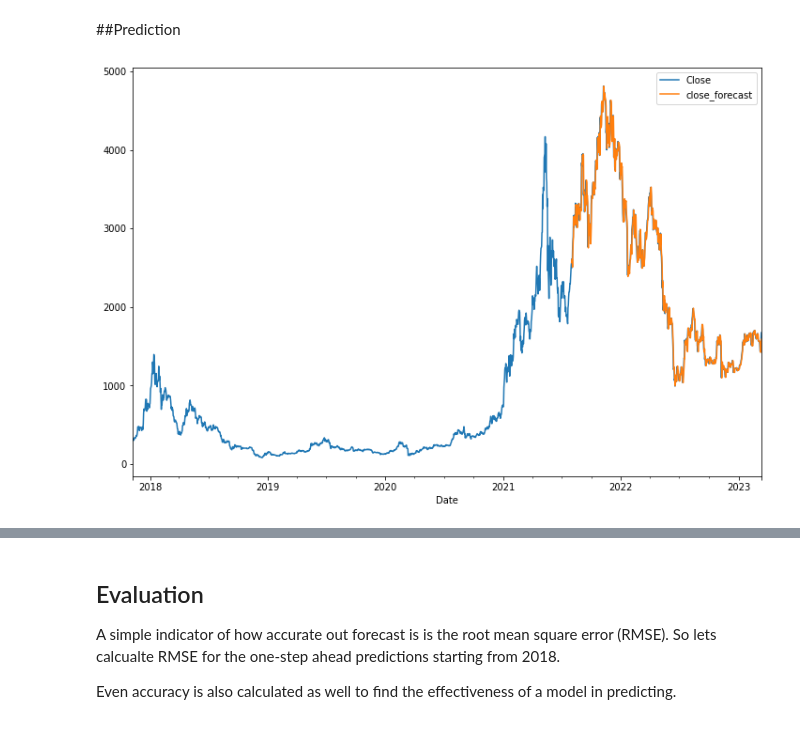
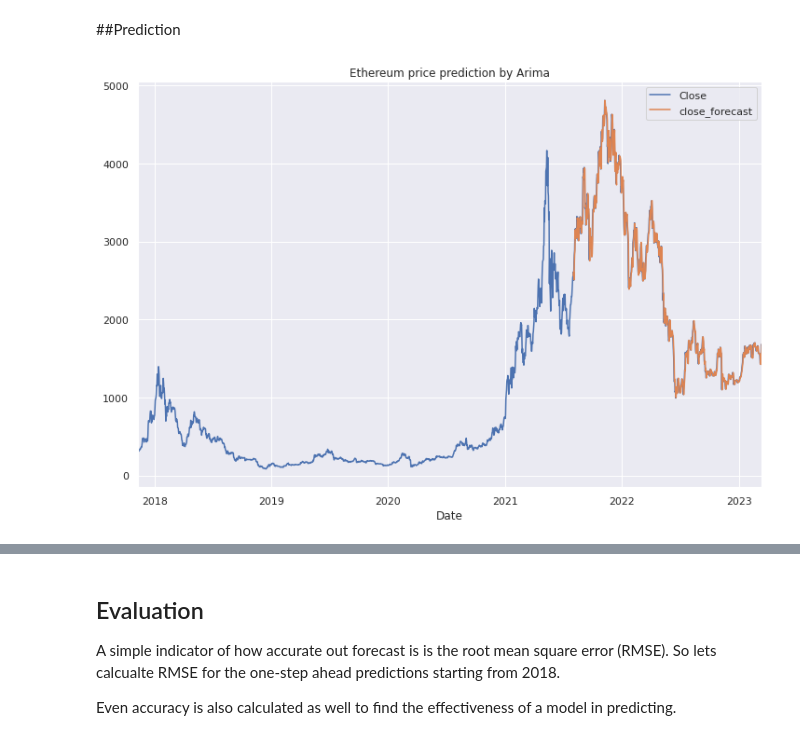
Before and after one commit to tago893/capstone, a Jupyter notebook: models/ARIMA_D2_F.ipynb, the cells around one changed output, grey strips where cells are left out. Drawn from its saved outputs; the diff is of its cells as text; code cells hidden in the pictures.

```diff
--- a/models/ARIMA_D2_F.ipynb
+++ b/models/ARIMA_D2_F.ipynb
@@ -98,3 +100,11 @@ plt.title('ETH coin attributes')
 plt.show()
 # %% [output]
 [figure]
+# %%
+sns.lineplot(data=data['Close'])
+sns.set_style('darkgrid')
+sns.set(rc={'figure.figsize':(16,8)})
+plt.xlabel('Date')
+plt.ylabel('Closing Price (USD)')
+plt.title('Closing Price of Ethereum over Time')
+plt.show()
@@ -376,12 +413,14 @@ def invboxcox(y,lmbda):
    else:
       return(np.exp(np.log(lmbda*y+1)/lmbda))
 # %%
+from plotly.subplots import make_subplots
 # inverse Box-Cox transformation and plot predicted values
 #Split data into training and testing sets
 train_data, test_data = df2_daily['close_box'][:'2021-08-01'], df2_daily['close_box']['2021-08-02':]
 df2_daily['close_box_diff_seasonal_12_forecast'] = best_model.predict(start=len(train_data), end=len(train_data)+len(test_data)-1, dynamic=False)
 df2_daily['close_forecast'] = invboxcox(df2_daily.close_box_diff_seasonal_12_forecast, lmbda)
 df2_daily[['Close', 'close_forecast']].plot(figsize=(12, 8))
+plt.title("Ethereum price prediction by Arima")
 plt.show()
 # %% [output]
-[figure, old version]
+[figure, new version]
```
Also changed, not shown: parts of 26 cells of this notebook.
